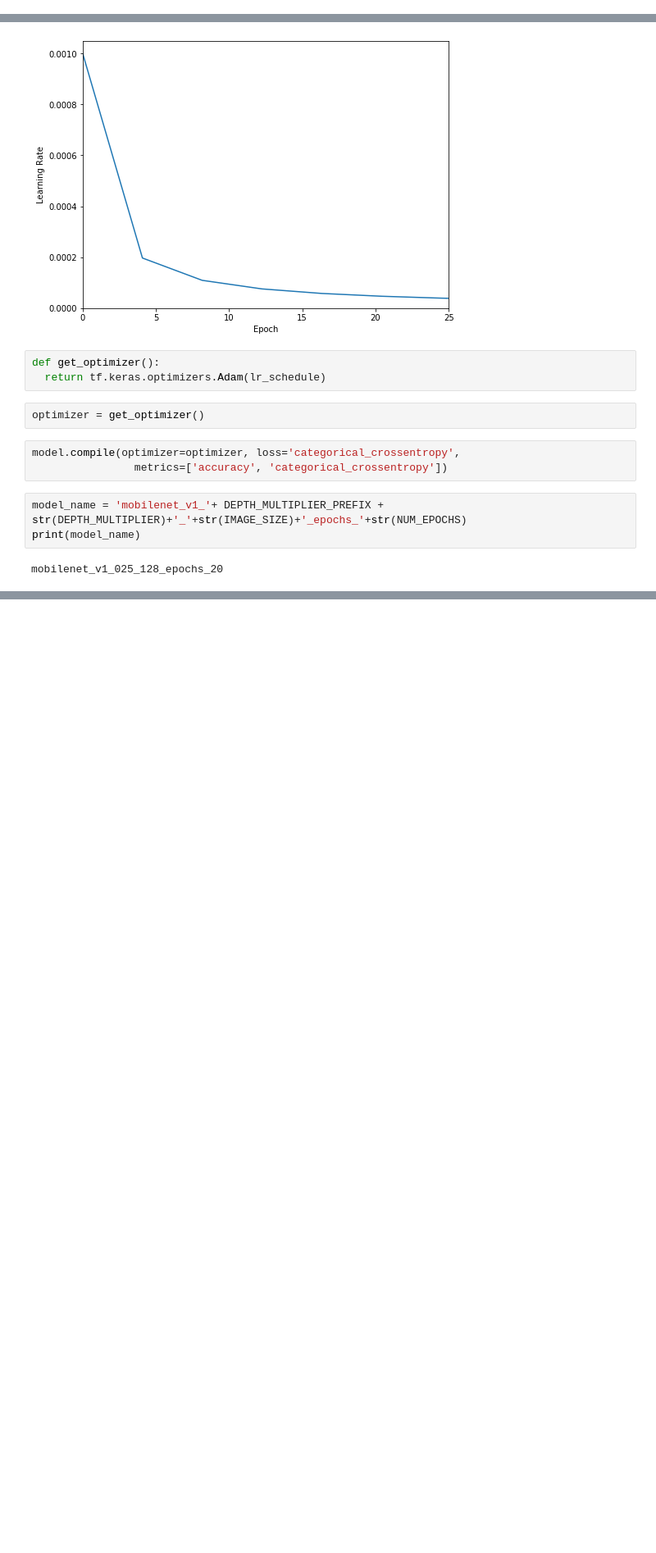
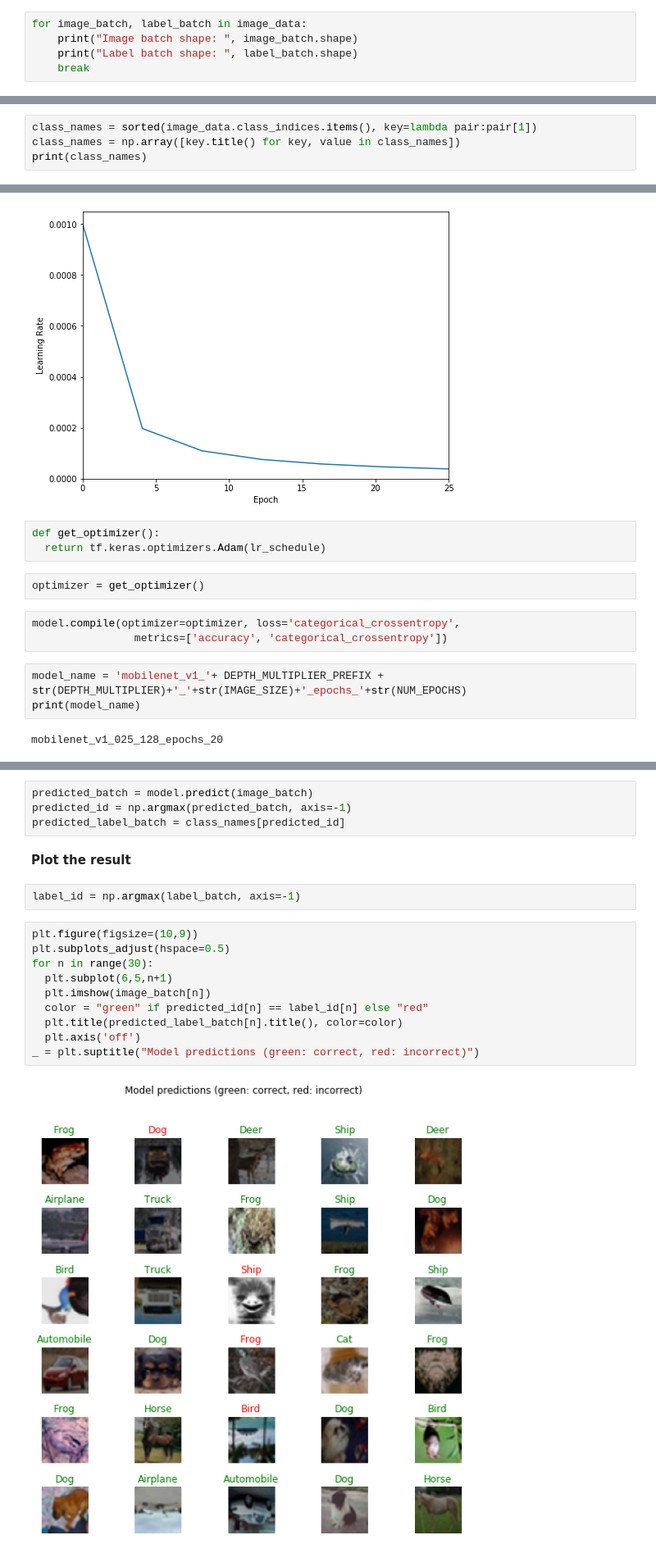
Before and after one commit to grvmishra788/OOD_Detection, a Jupyter notebook: script_Train.ipynb, the cells around one changed output, grey strips where cells are left out. Shown: that part at 82% size. Saved outputs shown, nothing was run; the diff lists cells and outputs as text; blank space fills up the shorter version.

Commit message:
Added evaluating model to script_Train

```diff
--- a/script_Train.ipynb
+++ b/script_Train.ipynb
@@ -36,0 +34,5 @@ class_names = ['airplane', 'automobile', 'bird', 'cat', 'deer',
+# %%
+for image_batch, label_batch in image_data:
+    print("Image batch shape: ", image_batch.shape)
+    print("Label batch shape: ", label_batch.shape)
+    break
@@ -36,0 +42,4 @@ class_names = ['airplane', 'automobile', 'bird', 'cat', 'deer',
+# %%
+class_names = sorted(image_data.class_indices.items(), key=lambda pair:pair[1])
+class_names = np.array([key.title() for key, value in class_names])
+print(class_names)
@@ -139,0 +154,20 @@ Train for 500 steps, validate for 100 steps
+# %%
+predicted_batch = model.predict(image_batch)
+predicted_id = np.argmax(predicted_batch, axis=-1)
+predicted_label_batch = class_names[predicted_id]
+# %% [markdown]
+**Plot the result**
+# %%
+label_id = np.argmax(label_batch, axis=-1)
+# %%
+plt.figure(figsize=(10,9))
+plt.subplots_adjust(hspace=0.5)
+for n in range(30):
+  plt.subplot(6,5,n+1)
+  plt.imshow(image_batch[n])
+  color = "green" if predicted_id[n] == label_id[n] else "red"
+  plt.title(predicted_label_batch[n].title(), color=color)
+  plt.axis('off')
+_ = plt.suptitle("Model predictions (green: correct, red: incorrect)")
+# %% [output]
+[figure, added]
```
Also changed, not shown: parts of 5 cells of this notebook.
